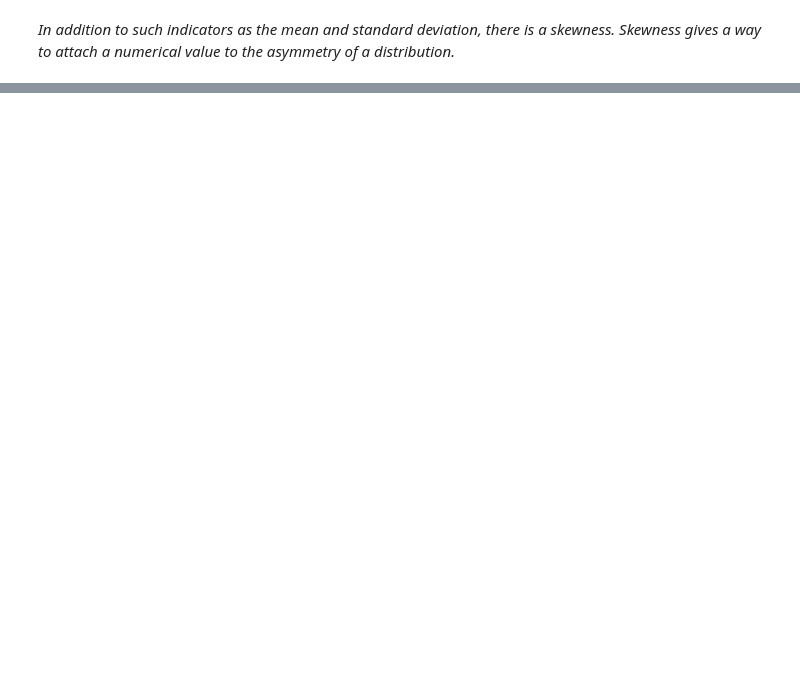
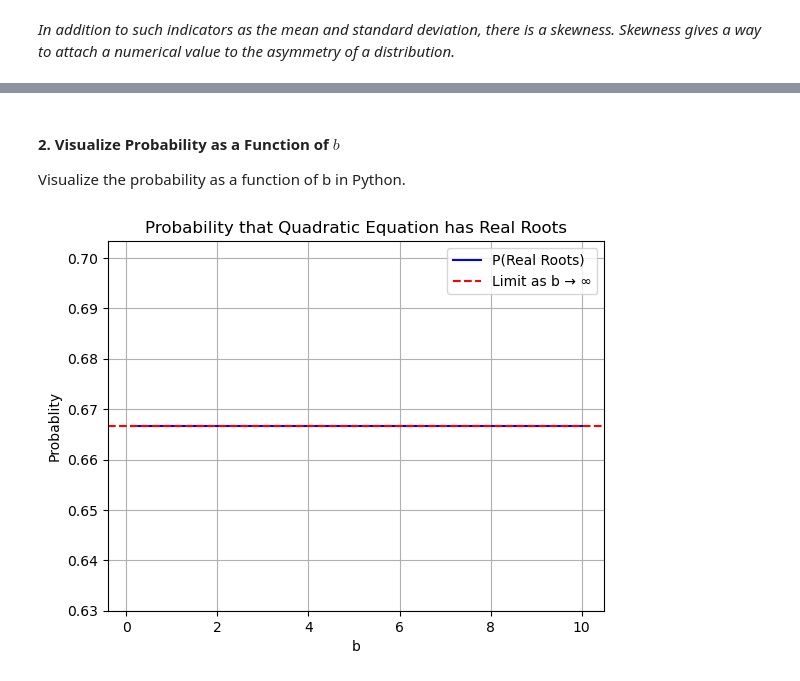
Before and after one commit to Andrej-Ilin/girafe, a Jupyter notebook: Probability_Home_Assignment/Last_HW.ipynb, the cells around one changed output, grey strips where cells are left out. Cells and saved outputs as stored; diff of their text form; code cells hidden in the pictures; blank space fills up the shorter version.

```diff
--- a/Probability_Home_Assignment/Last_HW.ipynb
+++ b/Probability_Home_Assignment/Last_HW.ipynb
@@ -104,0 +218,27 @@ Therefore, the kurtosis of the Beta(1/2, 1/2) distribution is 9.
+# %% [markdown]
+
+#### 2. **Visualize Probability as a Function of $ b $**
+Visualize the probability as a function of b in Python.
+# %%
+import numpy as np
+import matplotlib.pyplot as plt
+
+# Function to calculate the probability as a function of b
+def probability(b):
+    return 2/3  # As derived, the probability converges to 2/3
+
+# Values of b
+b_values = np.linspace(0.1, 10, 100)
+prob_values = $probability(b) for b in b_values$
+
+# Plotting
+plt.plot(b_values, prob_values, label='P(Real Roots)', color='blue')
+plt.title('Probability that Quadratic Equation has Real Roots')
+plt.xlabel('b')
+plt.ylabel('Probablity')
+plt.axhline(y=2/3, color='red', linestyle='--', label='Limit as b → ∞')
+plt.legend()
+plt.grid()
+plt.show()
+# %% [output]
+[figure, added]
```
Also changed, not shown: parts of 18 cells of this notebook.
